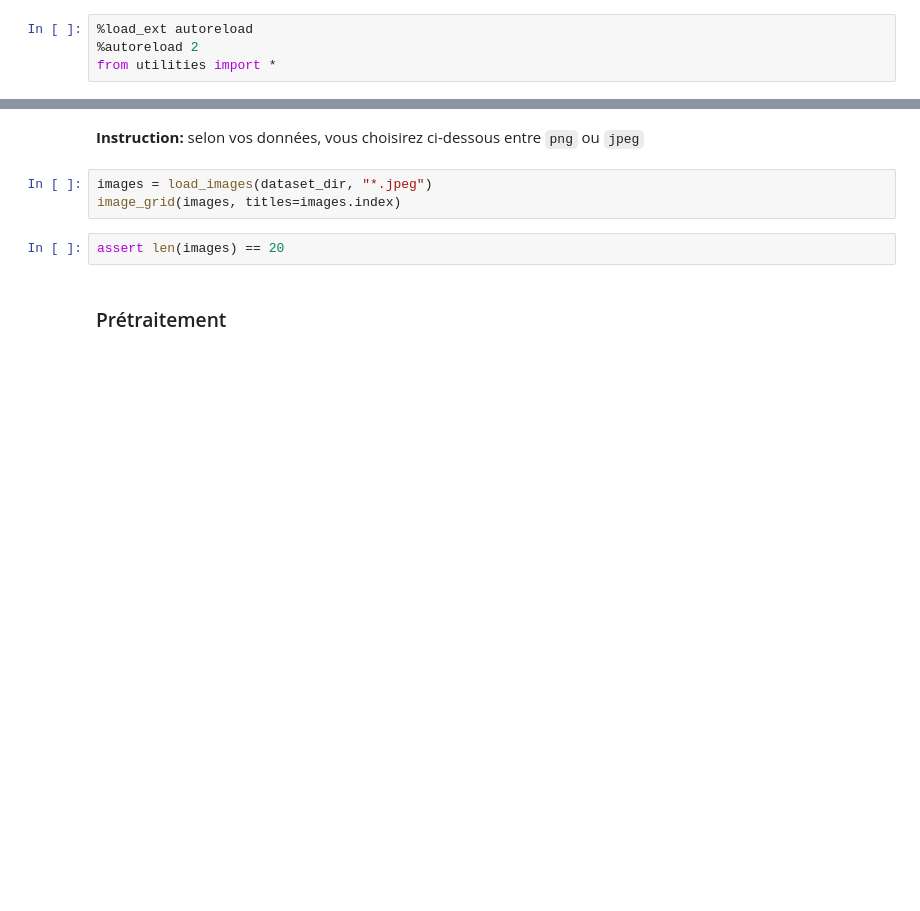
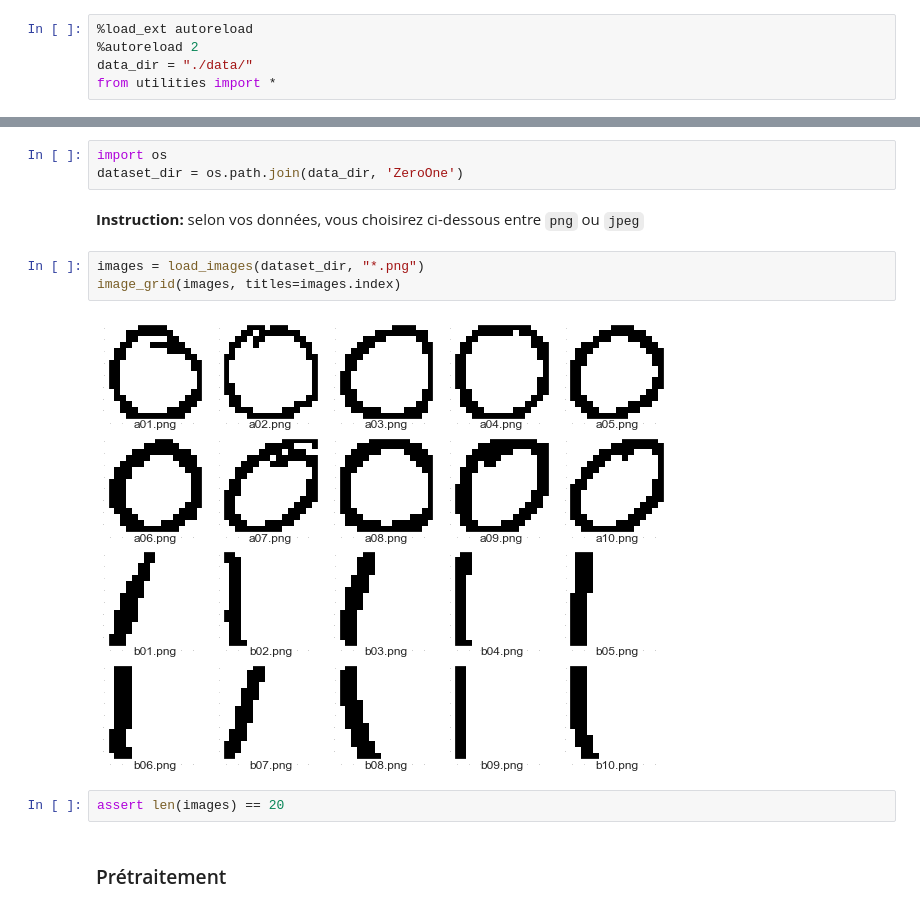
Before and after one commit to Th0rgal/MiniProjet, a Jupyter notebook: analyse_de_donnees.ipynb, the cells around one changed output, grey strips where cells are left out. Saved outputs shown, nothing was run; the diff lists cells and outputs as text; blank space fills up the shorter version.

```diff
--- a/analyse_de_donnees.ipynb
+++ b/analyse_de_donnees.ipynb
@@ -11,6 +11,7 @@
 # %%
 %load_ext autoreload
 %autoreload 2
+data_dir = "./data/"
 from utilities import *
 # %% [markdown]
 ## Étape 1: prétraitement et [VI]sualisation
@@ -28,9 +26,14 @@ raise NotImplementedError()
+# %%
+import os
+dataset_dir = os.path.join(data_dir, 'ZeroOne')
 # %% [markdown]
 **Instruction:** selon vos données, vous choisirez ci-dessous entre
 `png` ou `jpeg`
 # %%
-images = load_images(dataset_dir, "*.jpeg")
+images = load_images(dataset_dir, "*.png")
 image_grid(images, titles=images.index)
+# %% [output]
+[figure, added]
 # %%
 assert len(images) == 20
 # %% [markdown]
```
Also changed, not shown: parts of 7 cells of this notebook.
